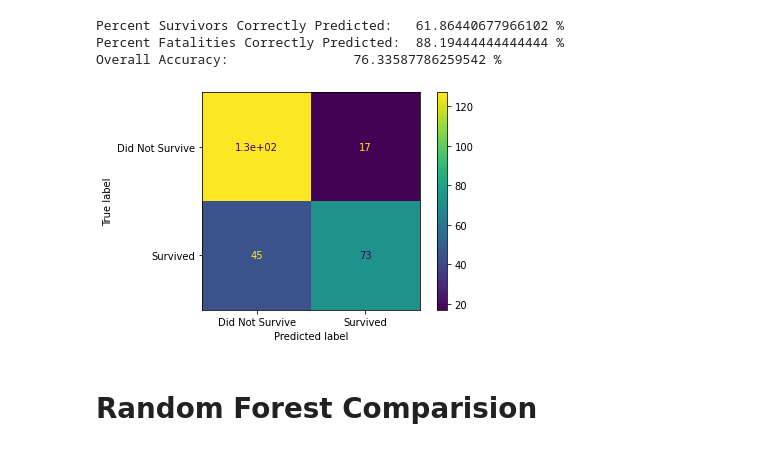
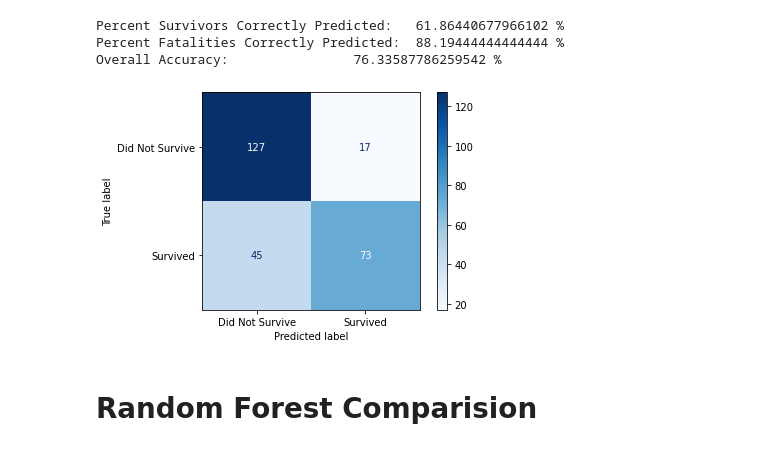
Before and after one commit to sahupra1357/CPE695AML, a Jupyter notebook: HW4/Pradeep_Sahu_HW4.ipynb, the cells around one changed output. Saved outputs shown, nothing was run; the diff lists cells and outputs as text; code cells hidden in the pictures.

```diff
--- a/HW4/Pradeep_Sahu_HW4.ipynb
+++ b/HW4/Pradeep_Sahu_HW4.ipynb
@@ -333,8 +331,8 @@ Accuracy: 0.7633587786259542
 #Importing Confusion Matrix
 from sklearn.metrics import confusion_matrix,accuracy_score,ConfusionMatrixDisplay
 #Comparing the predictions against the actual observations in y_test
-cm = confusion_matrix(y_test, predictions_test.T)
-print(cm)
+cm_nn = confusion_matrix(y_test, predictions_test.T)
+print(cm_nn)
 # %% [output]
 [[127  17]
  [ 45  73]]
@@ -348,11 +346,11 @@ Percent Survivors Correctly Predicted:   61.86440677966102 %
 Percent Fatalities Correctly Predicted:  88.19444444444444 %
 Overall Accuracy:                76.33587786259542 %
 # %%
-disp = ConfusionMatrixDisplay(confusion_matrix=cm,display_labels=['Did Not Survive', 'Survived'])
-disp.plot()
+disp = ConfusionMatrixDisplay(confusion_matrix=cm_nn,display_labels=['Did Not Survive', 'Survived'])
+disp.plot(cmap="Blues", values_format='')
 plt.show()
 # %% [output]
-[figure, old version]
+[figure, new version]
 # %% [markdown]
 # **Random Forest Comparision**
 # %%
```
Also changed, not shown: parts of 5 cells of this notebook.
